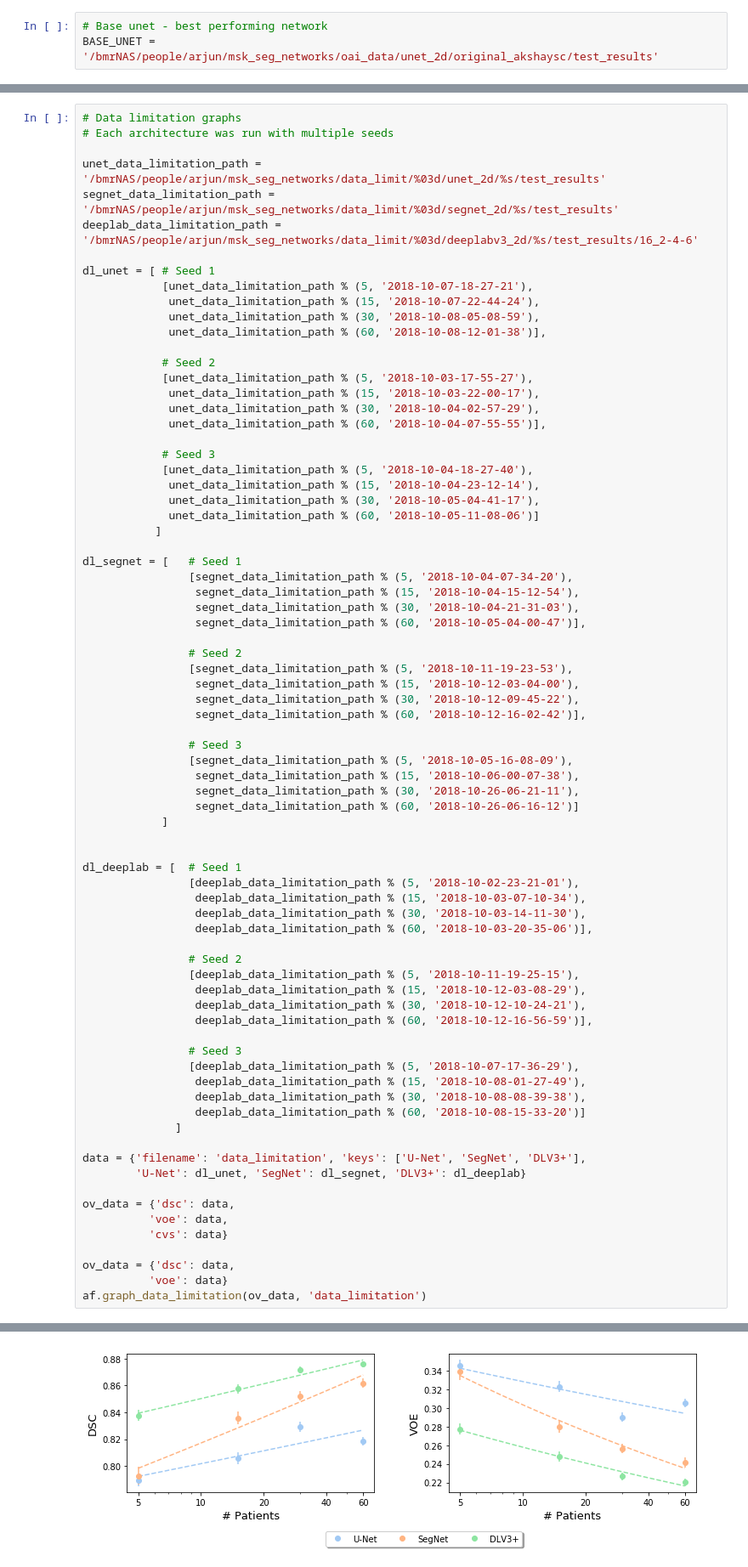
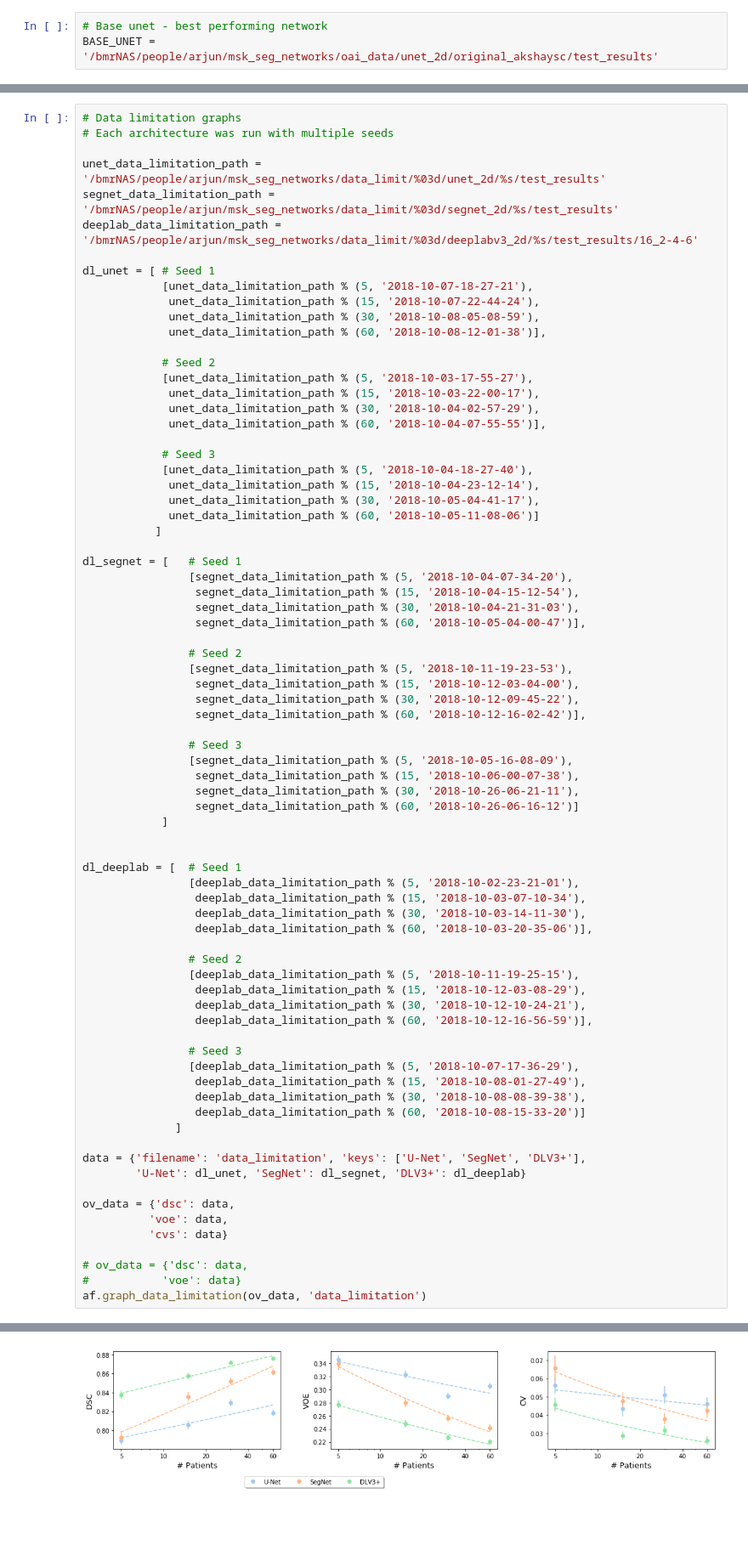
Before and after one commit to ad12/MedSegPy, a Jupyter notebook: analysis/exp_graphs.ipynb, the cells around one changed output, grey strips where cells are left out. Shown: that part at 85% size. Saved outputs shown, nothing was run; the diff lists cells and outputs as text; blank space fills up the shorter version.

```diff
--- a/analysis/exp_graphs.ipynb
+++ b/analysis/exp_graphs.ipynb
@@ -238,8 +238,8 @@ ov_data = {'dsc': data,
           'voe': data,
           'cvs': data}
 
-ov_data = {'dsc': data,
-          'voe': data}
+# ov_data = {'dsc': data,
+#           'voe': data}
 af.graph_data_limitation(ov_data, 'data_limitation')
 # %% [output]
 =====================
@@ -257 +263 @@ r2, r - DLV3+ : 0.9793, 0.9896
-[figure, old version]
+[figure, new version]
```
Also changed, not shown: parts of 7 cells of this notebook, 4 other files.
